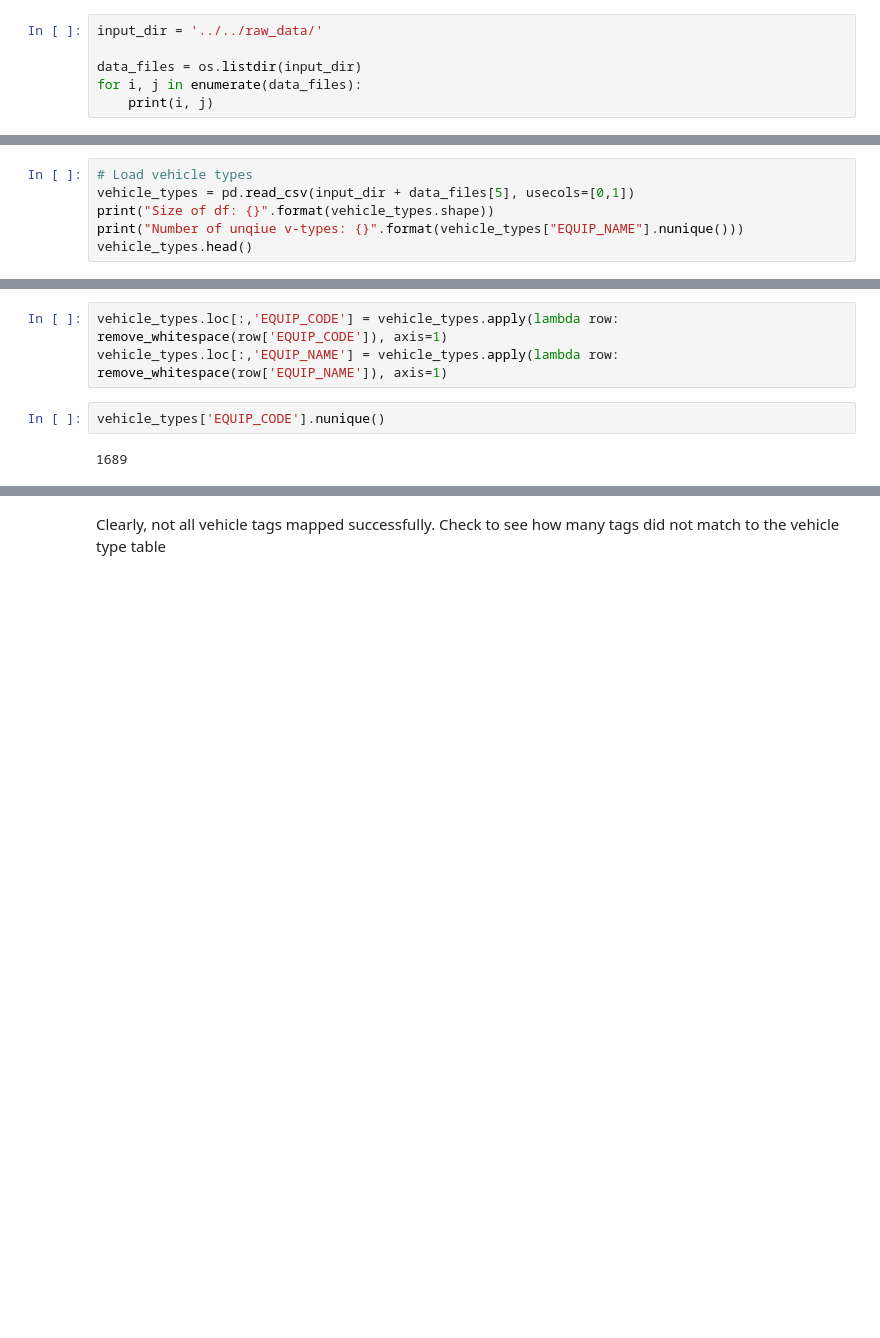
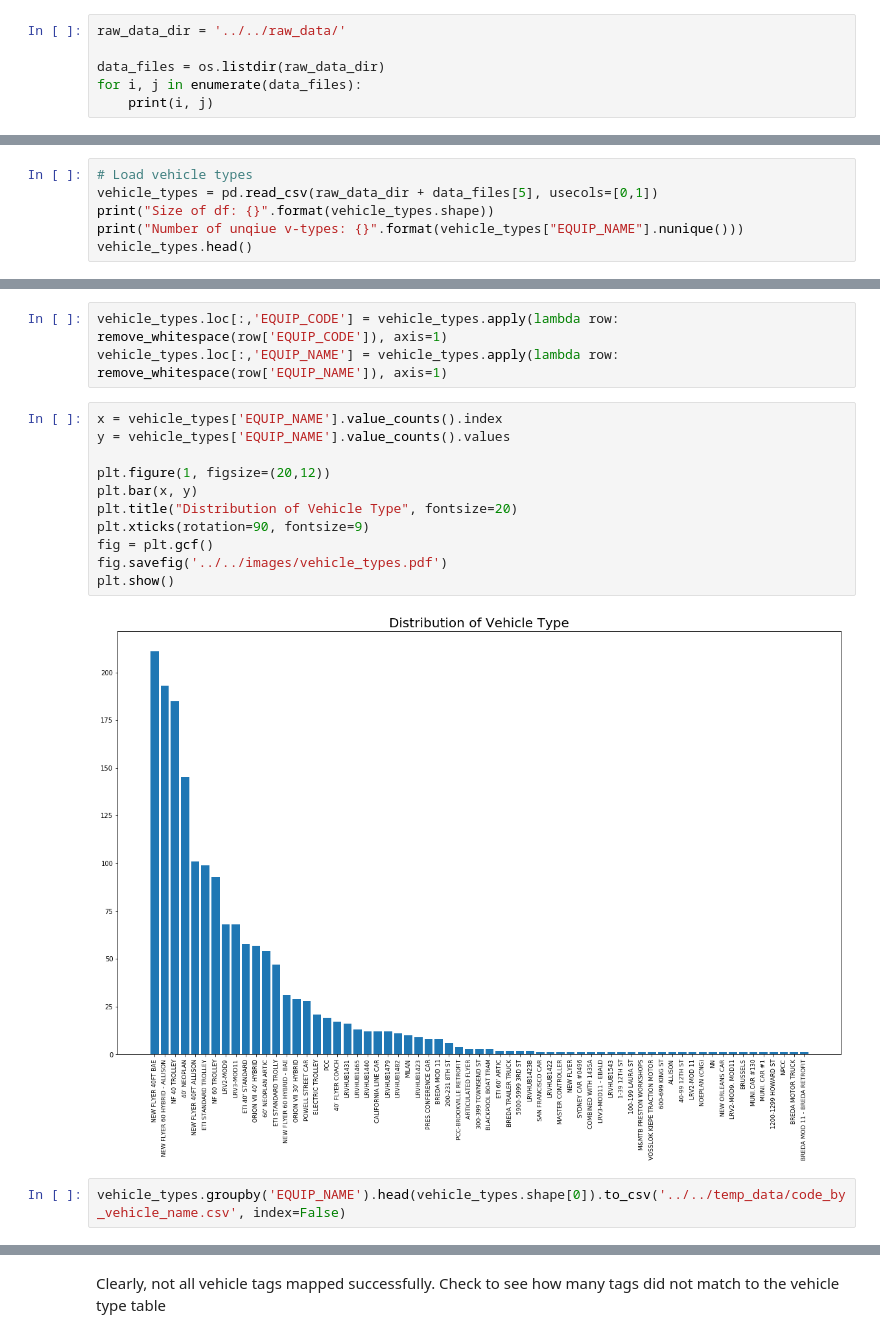
Before and after one commit to sakoki/Rushhour, a Jupyter notebook: code/playground/exploratory_analysis.ipynb, the cells around one changed output, grey strips where cells are left out. Cells and saved outputs as stored; diff of their text form; blank space fills up the shorter version.

```diff
--- a/code/playground/exploratory_analysis.ipynb
+++ b/code/playground/exploratory_analysis.ipynb
@@ -28,9 +28,9 @@ import os
 import re
 import sys
 # %%
-input_dir = '../../raw_data/'
+raw_data_dir = '../../raw_data/'
 
-data_files = os.listdir(input_dir)
+data_files = os.listdir(raw_data_dir)
 for i, j in enumerate(data_files):
     print(i, j)
 # %% [output]
@@ -52,7 +52,7 @@ for i, j in enumerate(data_files):
 One of the SFMTA data manager shared with us the table that decodes the VEHICLE_TAG. Use this to see if there are any significant changes in speed by vehicle type.
 # %%
 # Load vehicle types
-vehicle_types = pd.read_csv(input_dir + data_files[5], usecols=[0,1])
+vehicle_types = pd.read_csv(raw_data_dir + data_files[5], usecols=[0,1])
 print("Size of df: {}".format(vehicle_types.shape))
 print("Number of unqiue v-types: {}".format(vehicle_types["EQUIP_NAME"].nunique()))
 vehicle_types.head()
@@ -76,7 +76,18 @@ def remove_whitespace(entry):
 # %%
 vehicle_types.loc[:,'EQUIP_CODE'] = vehicle_types.apply(lambda row: remove_whitespace(row['EQUIP_CODE']), axis=1)
 vehicle_types.loc[:,'EQUIP_NAME'] = vehicle_types.apply(lambda row: remove_whitespace(row['EQUIP_NAME']), axis=1)
-# %%
-vehicle_types['EQUIP_CODE'].nunique()
-# %% [output]
-1689
+# %%
+x = vehicle_types['EQUIP_NAME'].value_counts().index
+y = vehicle_types['EQUIP_NAME'].value_counts().values
+
+plt.figure(1, figsize=(20,12))
+plt.bar(x, y)
+plt.title("Distribution of Vehicle Type", fontsize=20)
+plt.xticks(rotation=90, fontsize=9)
+fig = plt.gcf()
+fig.savefig('../../images/vehicle_types.pdf')
+plt.show()
+# %% [output]
+[figure, added]
+# %%
+vehicle_types.groupby('EQUIP_NAME').head(vehicle_types.shape[0]).to_csv('../../temp_data/code_by_vehicle_name.csv', index=False)
```
Also changed, not shown: parts of 49 cells of this notebook.
